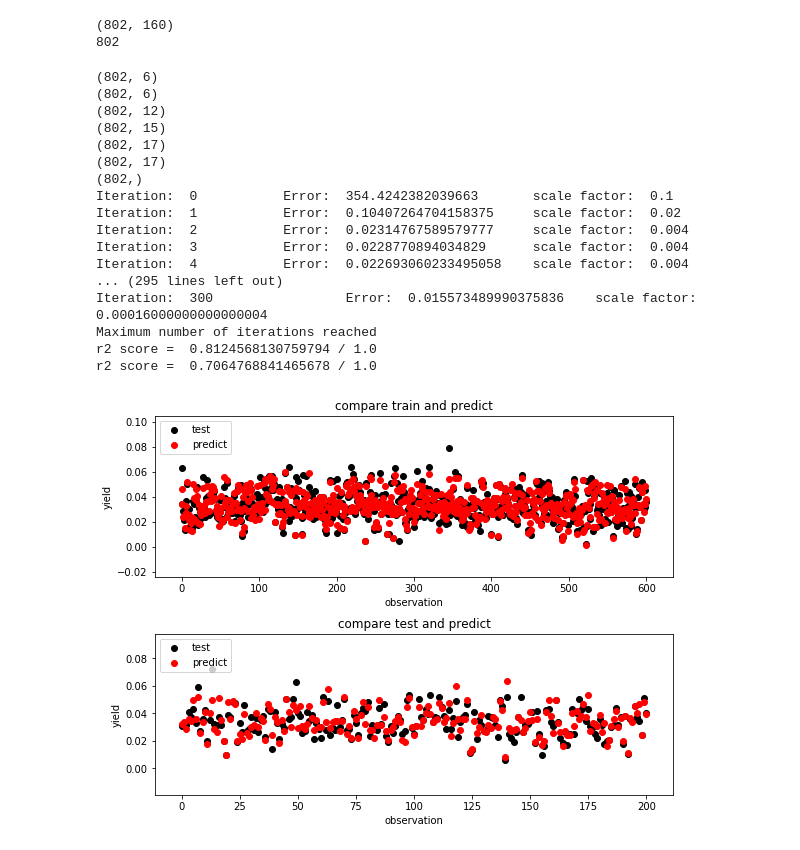
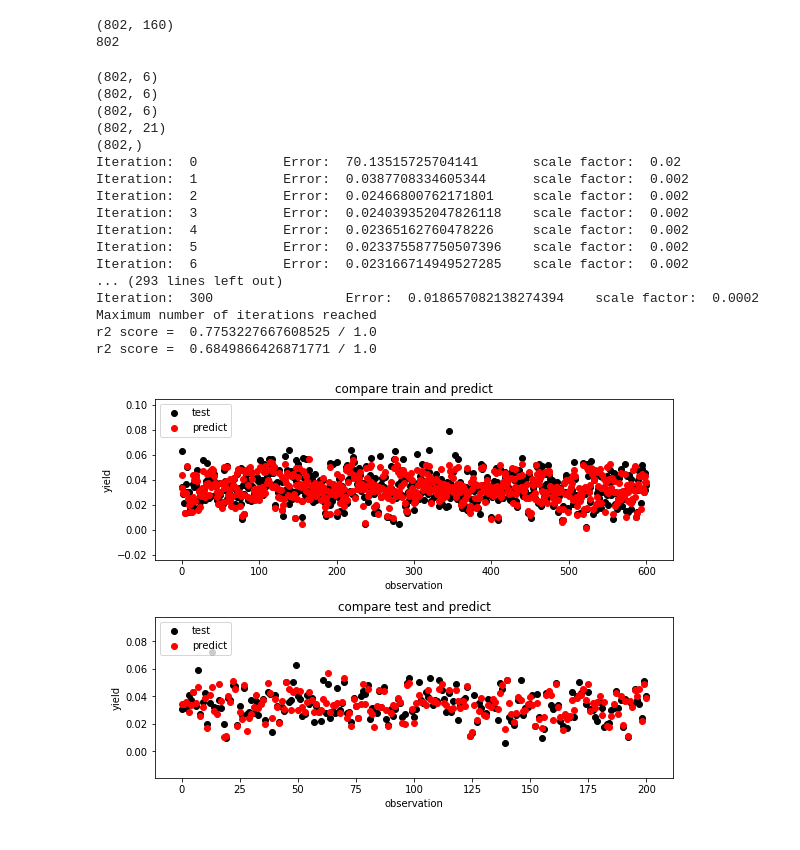
Before and after one commit to pvhau169/Cotton_Predict_Yield, a Jupyter notebook: sigmoidPredictCottonYield.ipynb, the cells around one changed output. Saved outputs shown, nothing was run; the diff lists cells and outputs as text; code cells hidden in the pictures.

```diff
--- a/sigmoidPredictCottonYield.ipynb
+++ b/sigmoidPredictCottonYield.ipynb
@@ -19,5 +17,5 @@ Using TensorFlow backend.
 # %%
-file_parameters = ['ch', 'cv', 'ExG', 'NDVI']
+file_parameters = ['ch', 'cv', 'cc']
 plant_date = '0401'
 limit_day = 105
 interval_day = 7
@@ -198,47 +196,47 @@ def akashProcess(model_parameters, data_parameters, data_func):
 # %%
 data_parameters = {}
 model_parameters = {}
 data_parameters['normalization'] = True
 data_parameters['std'] = 10
-data_parameters['file_parameters'] = ['ch', 'cv']
+data_parameters['file_parameters'] = ['ch', 'cv', 'cc']
 
 data_parameters['interval_day'] = 7
 data_parameters['limit_day'] = 105
-data_parameters['extra_parameters'] = ['bollvol', 'bollnum', 'bollsize']
+data_parameters['extra_parameters'] = ['bollsize']
 
 data_parameters['one_hot_encoded_parameters'] = ['irrigation']
 
 model_parameters['k_max'] = 300
 model_parameters['verbose'] = 1
-model_parameters['layer'] = [20]
-model_parameters['dampconst'] = 5
-model_parameters['dampfac'] = 0.1
+model_parameters['layer'] = [64]
+model_parameters['dampconst'] = 10
+model_parameters['dampfac'] = 0.02
 model_parameters['E_stop'] = 0.005
 
 
 #data Type
 data_func = cottonYieldData
 
 akashProcess(model_parameters, data_parameters, data_func)
 # %% [output]
 (802, 6)
 (802, 6)
-(802, 12)
-(802, 15)
-(802, 17)
-(802, 17)
+(802, 6)
+(802, 21)
 (802,)
-Iteration:  0           Error:  354.4242382039663       scale factor:  0.1
-Iteration:  1           Error:  0.10407264704158375     scale factor:  0.02
-Iteration:  2           Error:  0.02314767589579777     scale factor:  0.004
-Iteration:  3           Error:  0.0228770894034829      scale factor:  0.004
-Iteration:  4           Error:  0.022693060233495058    scale factor:  0.004
-... (295 lines left out)
-Iteration:  300                 Error:  0.015573489990375836    scale factor:  0.00016000000000000004
+Iteration:  0           Error:  70.13515725704141       scale factor:  0.02
+Iteration:  1           Error:  0.0387708334605344      scale factor:  0.002
+Iteration:  2           Error:  0.02466800762171801     scale factor:  0.002
+Iteration:  3           Error:  0.024039352047826118    scale factor:  0.002
+Iteration:  4           Error:  0.02365162760478226     scale factor:  0.002
+Iteration:  5           Error:  0.023375587750507396    scale factor:  0.002
+Iteration:  6           Error:  0.023166714949527285    scale factor:  0.002
+... (293 lines left out)
+Iteration:  300                 Error:  0.018657082138274394    scale factor:  0.0002
 Maximum number of iterations reached
-r2 score =  0.8124568130759794 / 1.0
-r2 score =  0.7064768841465678 / 1.0
+r2 score =  0.7753227667608525 / 1.0
+r2 score =  0.6849866426871771 / 1.0
-[figure, old version]
+[figure, new version]
 # %%
 #build model that have 2 hidden layers (64, 64)
 def buildRegressionModel(model_shape, input_shape, optimizer, loss, metrics, drop_out=None, regularizer_l1=None, regularizer_l2=None, kernel_initializer = 'uniform', drop_out_rate = 0.25):
```
Also changed, not shown: parts of 2 cells of this notebook, 13 other files.
